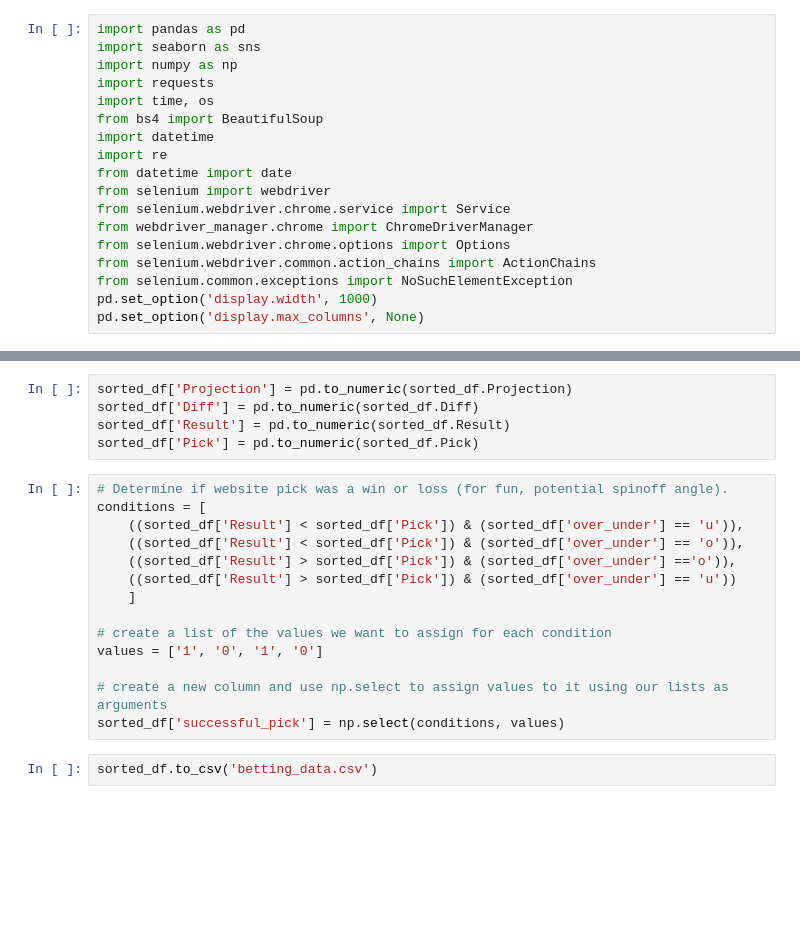
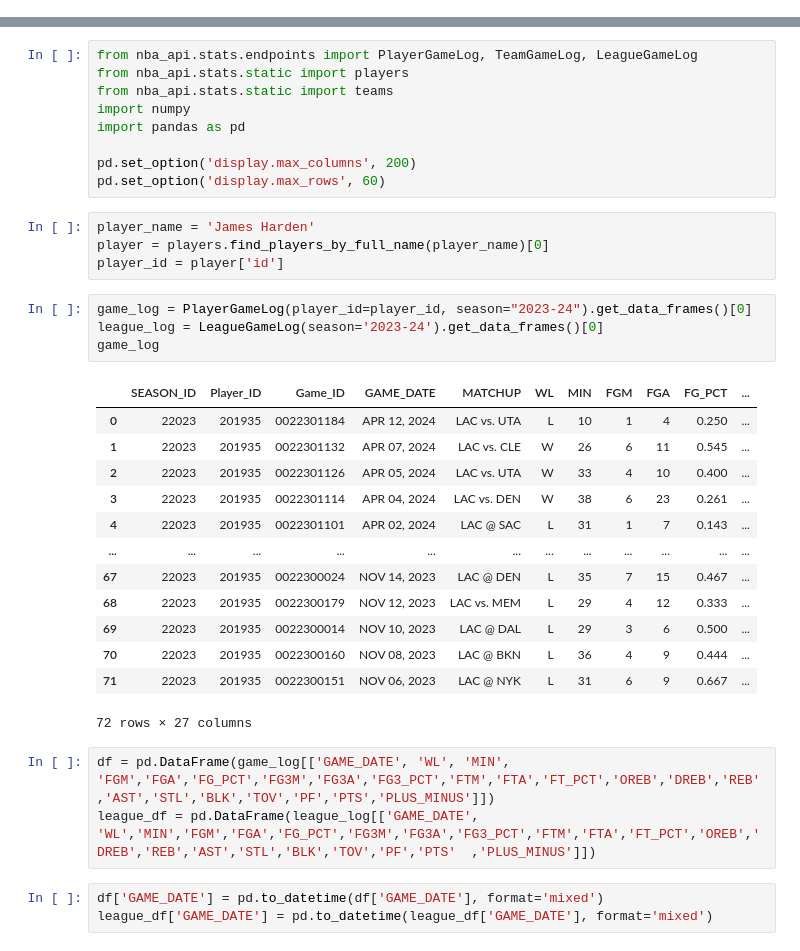
Before and after one commit to Krxnky/props.ai, a Jupyter notebook: Backend/data.ipynb, the cells around one changed output, grey strips where cells are left out. Cells and saved outputs as stored; diff of their text form; blank space fills up the shorter version.

```diff
--- a/Backend/data.ipynb
+++ b/Backend/data.ipynb
@@ -1,18 +0,0 @@
-# %%
-import pandas as pd
-import seaborn as sns
-import numpy as np
-import requests
-import time, os
-from bs4 import BeautifulSoup
-import datetime
-import re
-from datetime import date
-from selenium import webdriver
-from selenium.webdriver.chrome.service import Service
-from webdriver_manager.chrome import ChromeDriverManager
-from selenium.webdriver.chrome.options import Options
-from selenium.webdriver.common.action_chains import ActionChains
-from selenium.common.exceptions import NoSuchElementException
-pd.set_option('display.width', 1000)
-pd.set_option('display.max_columns', None)
@@ -157,21 +1,37 @@ sorted_df.Result = results[5]
-# %%
-sorted_df['Projection'] = pd.to_numeric(sorted_df.Projection)
-sorted_df['Diff'] = pd.to_numeric(sorted_df.Diff)
-sorted_df['Result'] = pd.to_numeric(sorted_df.Result)
-sorted_df['Pick'] = pd.to_numeric(sorted_df.Pick)
-# %%
-# Determine if website pick was a win or loss (for fun, potential spinoff angle).
-conditions = [
-    ((sorted_df['Result'] < sorted_df['Pick']) & (sorted_df['over_under'] == 'u')),
-    ((sorted_df['Result'] < sorted_df['Pick']) & (sorted_df['over_under'] == 'o')),
-    ((sorted_df['Result'] > sorted_df['Pick']) & (sorted_df['over_under'] =='o')),
-    ((sorted_df['Result'] > sorted_df['Pick']) & (sorted_df['over_under'] == 'u'))
-    ]
-
-# create a list of the values we want to assign for each condition
-values = ['1', '0', '1', '0']
-
-# create a new column and use np.select to assign values to it using our lists as arguments
-sorted_df['successful_pick'] = np.select(conditions, values)
-# %%
-sorted_df.to_csv('betting_data.csv')
+# %%
+from nba_api.stats.endpoints import PlayerGameLog, TeamGameLog, LeagueGameLog
+from nba_api.stats.static import players
+from nba_api.stats.static import teams
+import numpy
+import pandas as pd
+
+pd.set_option('display.max_columns', 200)
+pd.set_option('display.max_rows', 60)
+# %%
+player_name = 'James Harden'
+player = players.find_players_by_full_name(player_name)[0]
+player_id = player['id']
+# %%
+game_log = PlayerGameLog(player_id=player_id, season="2023-24").get_data_frames()[0]
+league_log = LeagueGameLog(season='2023-24').get_data_frames()[0]
+game_log
+# %% [output]
+|  | SEASON_ID | Player_ID | Game_ID | GAME_DATE | MATCHUP | WL | MIN | FGM | FGA | FG_PCT | ... |
+| 0 | 22023 | 201935 | 0022301184 | APR 12, 2024 | LAC vs. UTA | L | 10 | 1 | 4 | 0.250 | ... |
+| 1 | 22023 | 201935 | 0022301132 | APR 07, 2024 | LAC vs. CLE | W | 26 | 6 | 11 | 0.545 | ... |
+| 2 | 22023 | 201935 | 0022301126 | APR 05, 2024 | LAC vs. UTA | W | 33 | 4 | 10 | 0.400 | ... |
+| 3 | 22023 | 201935 | 0022301114 | APR 04, 2024 | LAC vs. DEN | W | 38 | 6 | 23 | 0.261 | ... |
+| 4 | 22023 | 201935 | 0022301101 | APR 02, 2024 | LAC @ SAC | L | 31 | 1 | 7 | 0.143 | ... |
+| ... | ... | ... | ... | ... | ... | ... | ... | ... | ... | ... | ... |
+| 67 | 22023 | 201935 | 0022300024 | NOV 14, 2023 | LAC @ DEN | L | 35 | 7 | 15 | 0.467 | ... |
+| 68 | 22023 | 201935 | 0022300179 | NOV 12, 2023 | LAC vs. MEM | L | 29 | 4 | 12 | 0.333 | ... |
+| 69 | 22023 | 201935 | 0022300014 | NOV 10, 2023 | LAC @ DAL | L | 29 | 3 | 6 | 0.500 | ... |
+| 70 | 22023 | 201935 | 0022300160 | NOV 08, 2023 | LAC @ BKN | L | 36 | 4 | 9 | 0.444 | ... |
+| 71 | 22023 | 201935 | 0022300151 | NOV 06, 2023 | LAC @ NYK | L | 31 | 6 | 9 | 0.667 | ... |
+72 rows × 27 columns
+# %%
+df = pd.DataFrame(game_log[['GAME_DATE', 'WL', 'MIN', 'FGM','FGA','FG_PCT','FG3M','FG3A','FG3_PCT','FTM','FTA','FT_PCT','OREB','DREB','REB','AST','STL','BLK','TOV','PF','PTS','PLUS_MINUS']])
+league_df = pd.DataFrame(league_log[['GAME_DATE', 'WL','MIN','FGM','FGA','FG_PCT','FG3M','FG3A','FG3_PCT','FTM','FTA','FT_PCT','OREB','DREB','REB','AST','STL','BLK','TOV','PF','PTS'	,'PLUS_MINUS']])
+# %%
+df['GAME_DATE'] = pd.to_datetime(df['GAME_DATE'], format='mixed')
+league_df['GAME_DATE'] = pd.to_datetime(league_df['GAME_DATE'], format='mixed')
```
Also changed, not shown: parts of 38 cells of this notebook, 17 other files.
